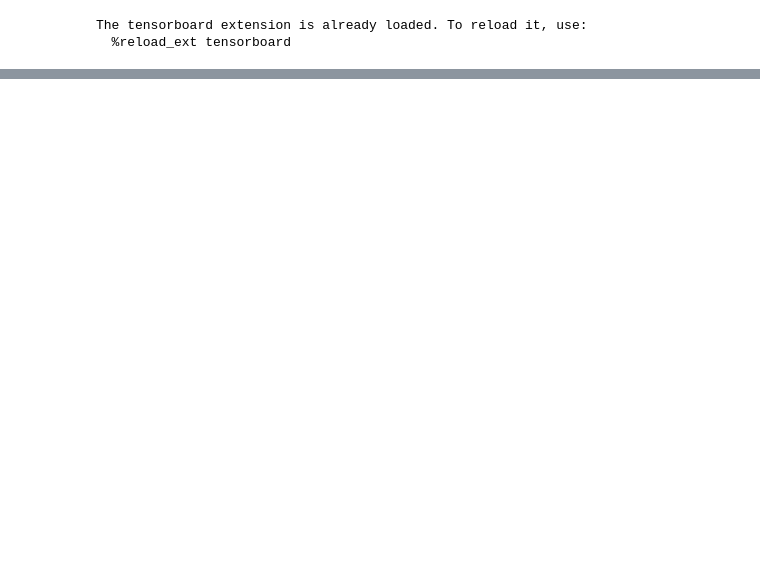
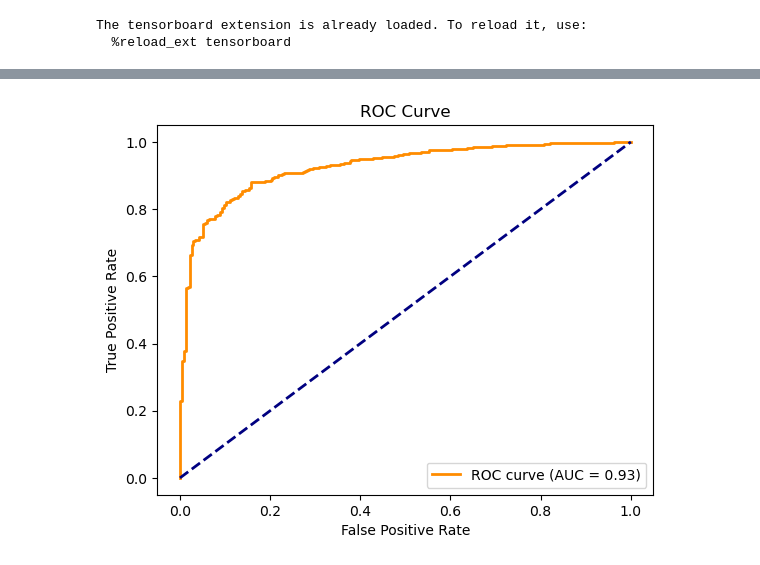
Before and after one commit to SzabadosA/pneumonia_detection, a Jupyter notebook: notebooks/Pretrained_ResNET18.ipynb, the cells around one changed output, grey strips where cells are left out. Drawn from its saved outputs; the diff is of its cells as text; code cells hidden in the pictures; blank space fills up the shorter version.

```diff
--- a/notebooks/Pretrained_ResNET18.ipynb
+++ b/notebooks/Pretrained_ResNET18.ipynb
@@ -155,0 +167,36 @@ def visualize_gradcam(self):
+# %%
+from sklearn.metrics import roc_curve, roc_auc_score
+
+def plot_roc_auc(model, dataloader):
+    all_preds = []
+    all_labels = []
+
+    # Get predictions and true labels
+    model.eval()
+    with torch.no_grad():
+        for data, labels in dataloader:
+            data = data.cuda()
+            labels = labels.cuda()
+            preds = model(data)
+            probs = torch.softmax(preds, dim=1)[:, 1]  # Probabilities for class 1
+            all_preds.extend(probs.cpu().numpy())
+            all_labels.extend(labels.cpu().numpy())
+
+    # Compute ROC curve and AUC
+    fpr, tpr, _ = roc_curve(all_labels, all_preds)
+    auc = roc_auc_score(all_labels, all_preds)
+
+    # Plot ROC curve
+    plt.figure()
+    plt.plot(fpr, tpr, color='darkorange', lw=2, label=f'ROC curve (AUC = {auc:.2f})')
+    plt.plot([0, 1], [0, 1], color='navy', lw=2, linestyle='--')
+    plt.xlabel('False Positive Rate')
+    plt.ylabel('True Positive Rate')
+    plt.title('ROC Curve')
+    plt.legend(loc="lower right")
+    plt.show()
+
+# Call this after training/testing
+plot_roc_auc(model, model.test_loader)
+# %% [output]
+[figure, added]
```
Also changed, not shown: parts of 6 cells of this notebook, 2 other files.
